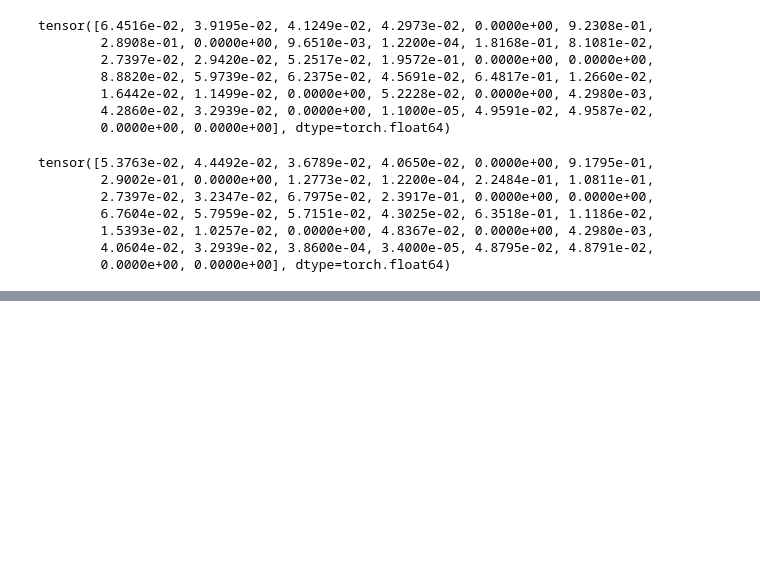
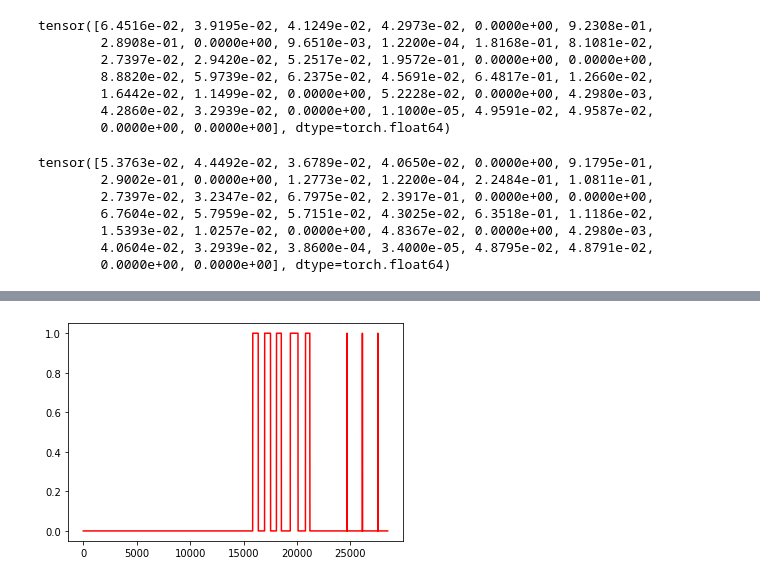
Before and after one commit to UO264808/TranAD, a Jupyter notebook: test_data.ipynb, the cells around one changed output, grey strips where cells are left out. Drawn from its saved outputs; the diff is of its cells as text; code cells hidden in the pictures; blank space fills up the shorter version.

```diff
--- a/test_data.ipynb
+++ b/test_data.ipynb
@@ -118,0 +143,5 @@ lm
+# %%
+plt.plot(df1['lbl'].to_numpy(), c='r')
+plt.show()
+# %% [output]
+[figure, added]
```
Also changed, not shown: parts of 5 cells of this notebook, 3 other files.
